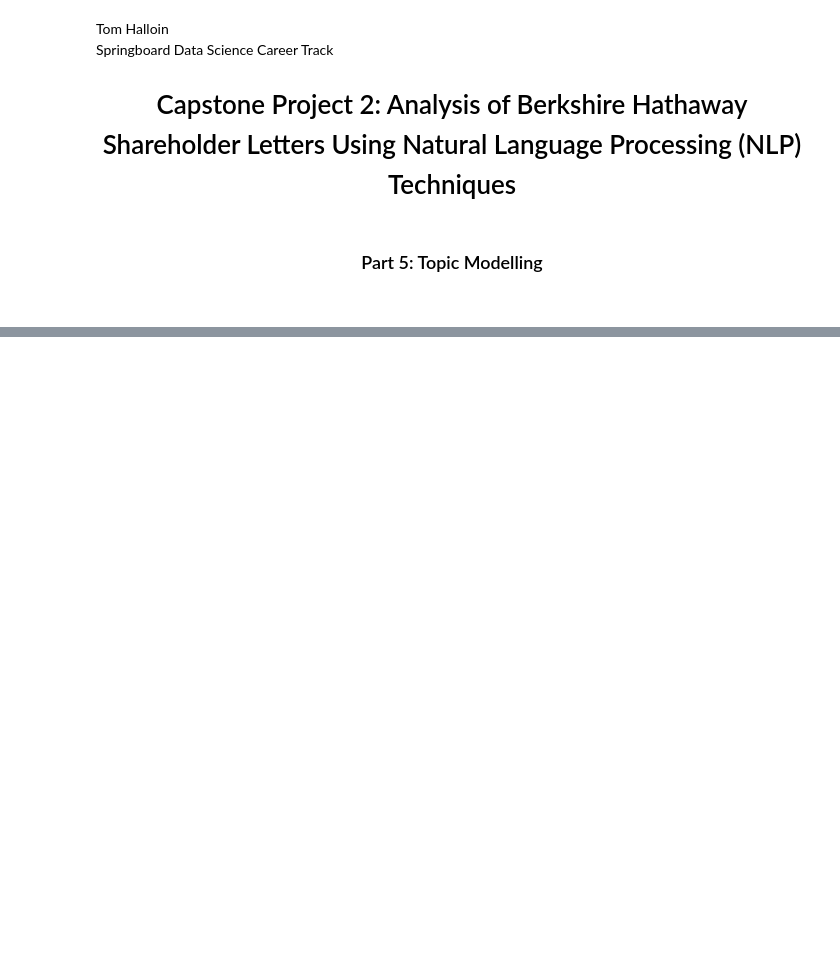
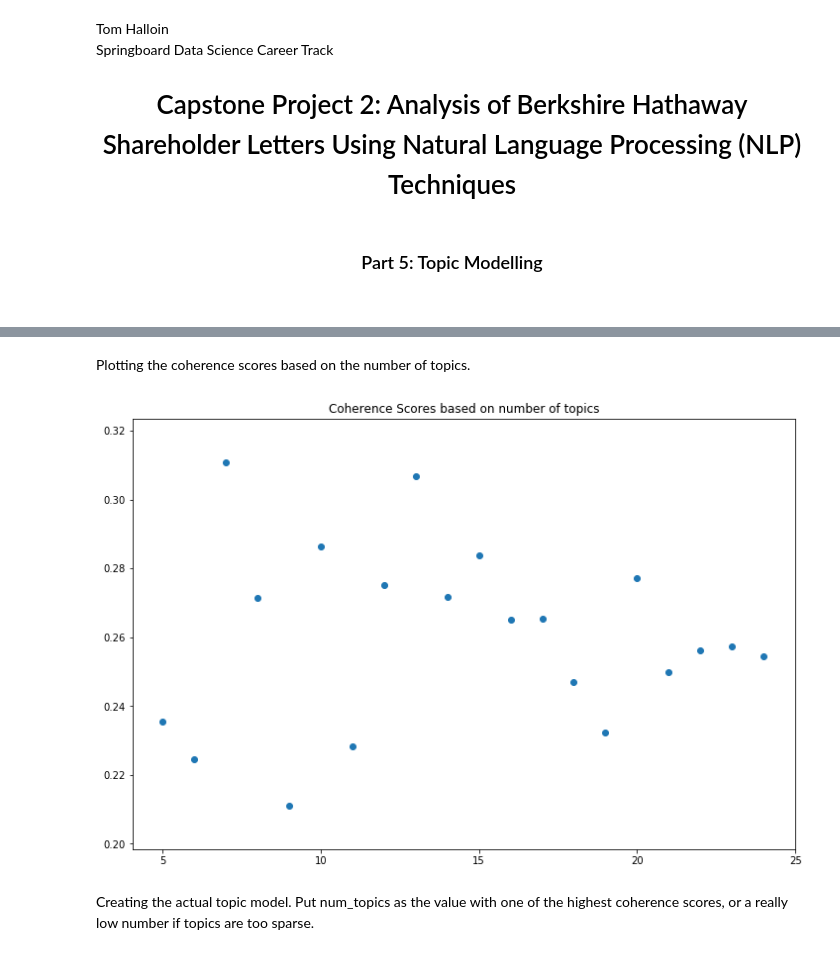
Before and after one commit to tomhalloin/berkshire, a Jupyter notebook: Capstone Project 2 Part 5.ipynb, the cells around one changed output, grey strips where cells are left out. Drawn from its saved outputs; the diff is of its cells as text; code cells hidden in the pictures; blank space fills up the shorter version.

```diff
--- a/Capstone Project 2 Part 5.ipynb
+++ b/Capstone Project 2 Part 5.ipynb
@@ -84,9 +39,0 @@ def prepare_text_for_lda(text):
-# %%
-# file is given earlier in notebook
-import random
-text_data = []
-
-#with open(file) as f:
-for year in letter_dictionary:
-    tokens = prepare_text_for_lda(letter_dictionary[year])
-    [text_data.append(tokens) for token in tokens if random.random() > .9]
@@ -109,7 +39,0 @@ tfidfmodel = gensim.models.tfidfmodel.TfidfModel(corpus=corpus, id2word=dictiona
-# %%
-dictionary = gensim.corpora.Dictionary.load('dictionary.gensim')
-corpus = pickle.load(open('corpus.pkl', 'rb'))
-lda = gensim.models.ldamodel.LdaModel.load('model10.gensim')
-import pyLDAvis.gensim
-lda_display = pyLDAvis.gensim.prepare(lda, corpus, dictionary, sort_topics=False)
-pyLDAvis.display(lda_display)
@@ -124,0 +42,12 @@ To retain the current behavior and silence the warning, pass 'sort=True'.
+# %%
+text_data = []
+# Iterates through each article in the corpus.
+for year in tqdm(annual_letters):
+    # Passes that article through the pipeline and adds to a new list.
+    tokenized_letter = nlp(annual_letters[year])
+    entities = [str(ent).lower() for ent in tokenized_letter.ents if ent.label_ != 'MONEY']
+    ents_without_numbers = [re.sub('[,$%0-9.;&()]', '', ent) for ent in entities]
+    remove_non_breaking_spaces = [re.sub('(nbsp)', '', ent) for ent in ents_without_numbers]
+    potential_words = [chunk for chunk in remove_non_breaking_spaces if len(chunk) > 3]
+    potential_words = [topic for topic in potential_words if topic not in stop_words]
+    text_data.append(potential_words)
@@ -124,0 +63,6 @@ To retain the current behavior and silence the warning, pass 'sort=True'.
+# %%
+coherence_model_scores = []
+for n in tqdm(range(5, 25)):
+    model=gensim.models.ldamodel.LdaModel(corpus, id2word=dictionary, num_topics=n, passes=25)
+    coherence_model_lda = CoherenceModel(model, texts=text_data, dictionary=dictionary, coherence='c_v')
+    coherence_model_scores.append(coherence_model_lda.get_coherence())
@@ -124,0 +71,13 @@ To retain the current behavior and silence the warning, pass 'sort=True'.
+# %% [markdown]
+Plotting the coherence scores based on the number of topics.
+# %%
+
+f, ax = plt.subplots(figsize=(12, 8))
+plt.scatter([x for x in range(5, 25)], coherence_model_scores)
+ax.set_title('Coherence Scores based on number of topics')
+ax.set_xticks([5*x + 5 for x in range(5)])
+plt.show()
+# %% [output]
+[figure, added]
+# %% [markdown]
+Creating the actual topic model. Put num_topics as the value with one of the highest coherence scores, or a really low number if topics are too sparse.
```
Also changed, not shown: parts of 29 cells of this notebook, 3 other files.
